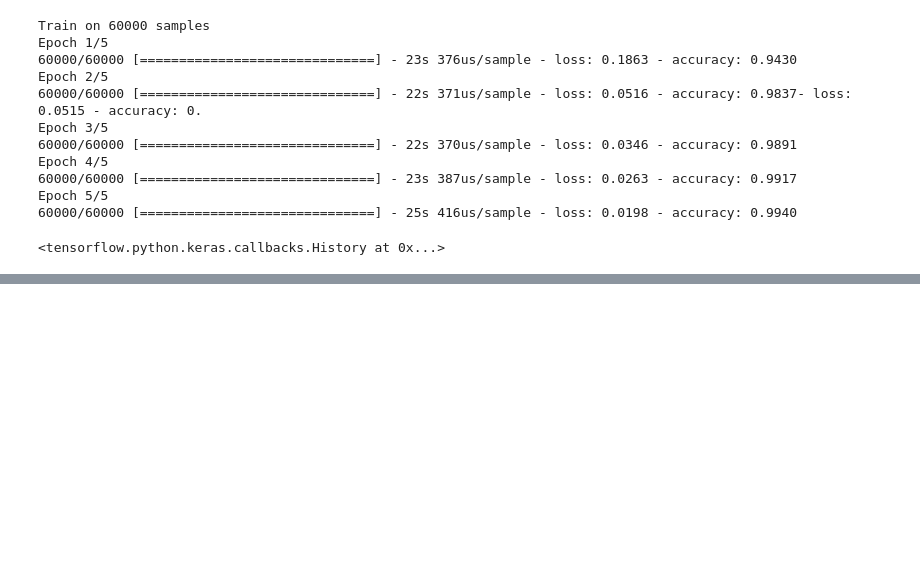
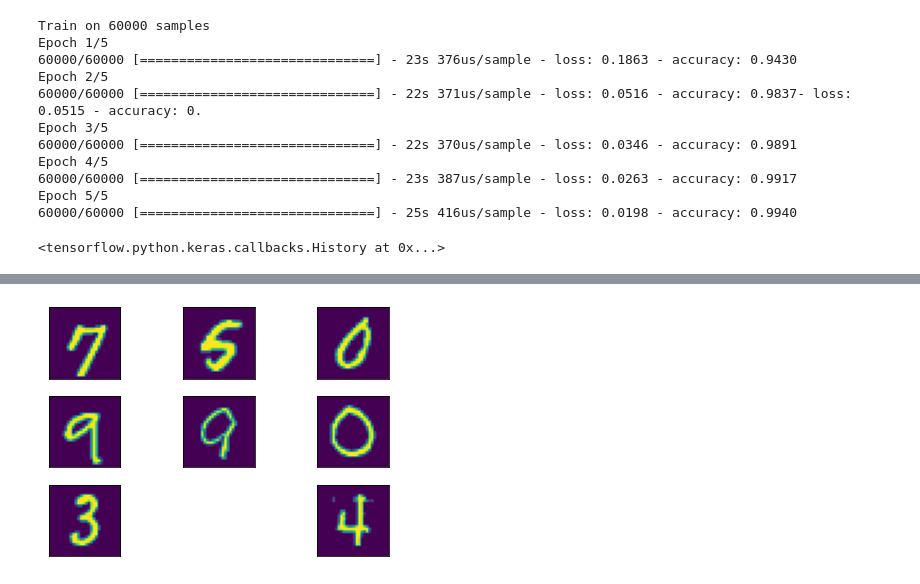
Before and after one commit to suhasmaddali/MNIST-classification-, a Jupyter notebook: MNIST classification.ipynb, the cells around one changed output, grey strips where cells are left out. Saved outputs shown, nothing was run; the diff lists cells and outputs as text; code cells hidden in the pictures; blank space fills up the shorter version.

Commit message:
Added more image augmentation techniques

```diff
--- a/MNIST classification.ipynb
+++ b/MNIST classification.ipynb
@@ -285,3 +299,15 @@ for X_batch, y_batch in datagen.flow(X_train, y_train, batch_size = 9):
 # %%
-datagen = ImageDataGenerator(featurewise_center = True, featurewise_std_normalization = True)
-datagen.fit(X_train)
+datagen = ImageDataGenerator(brightness_range = [1, 1])
+datagen.flow(X_train)
+
+for X_batch, y_batch in datagen.flow(X_train, y_train, batch_size = 9):
+    for i in range(0, 9):
+        plt.subplot(330 + 1 + i)
+        plt.imshow(X_batch[i].reshape(28, 28))
+        plt.tight_layout()
+        plt.xticks([])
+        plt.yticks([])
+    plt.show()
+    break
+# %% [output]
+[figure, added]
```
Also changed, not shown: parts of 5 cells of this notebook.
